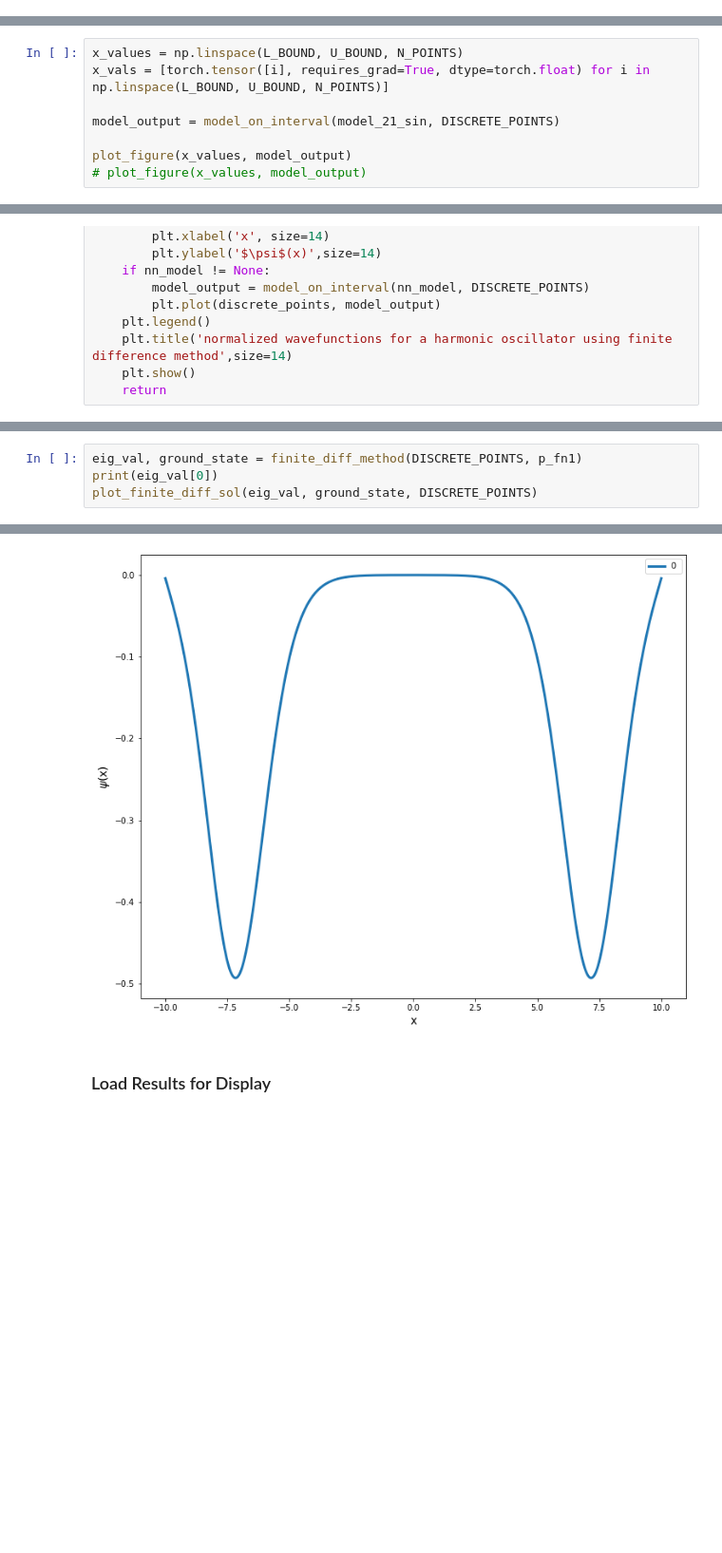
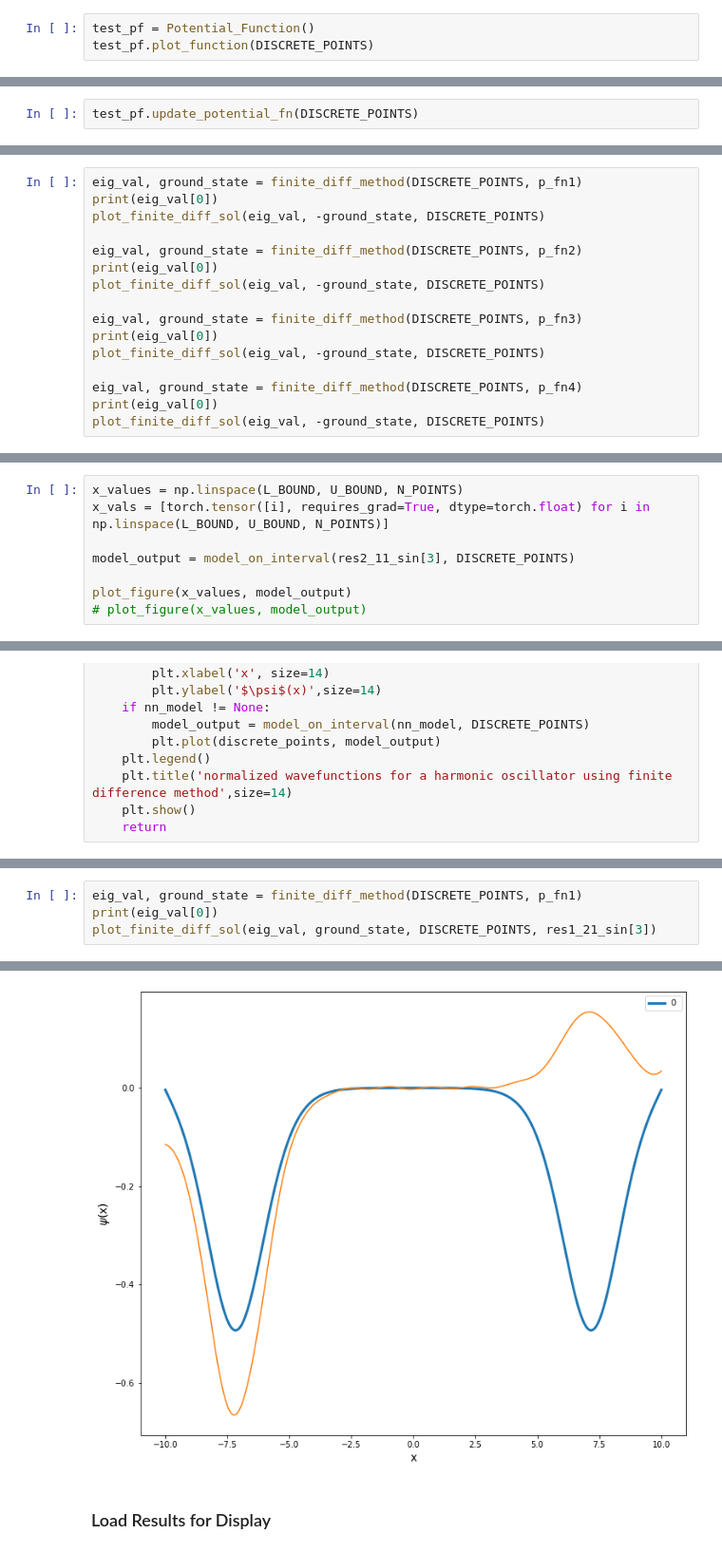
Before and after one commit to trungdoquoc/reu-math-2022, a Jupyter notebook: Data-running version.ipynb, the cells around one changed output, grey strips where cells are left out. Shown at 95% size. Cells and saved outputs as stored; diff of their text form; blank space fills up the shorter version.

Commit message:
Aug 8 14:37: new different p_fn to test

```diff
--- a/Data-running version.ipynb
+++ b/Data-running version.ipynb
@@ -44,0 +51,3 @@ def model_on_interval(nn_model, discrete_points):
+# %%
+test_pf = Potential_Function()
+test_pf.plot_function(DISCRETE_POINTS)
@@ -44,0 +56,2 @@ def model_on_interval(nn_model, discrete_points):
+# %%
+test_pf.update_potential_fn(DISCRETE_POINTS)
@@ -574,0 +635,16 @@ p_fn5.plot_function(DISCRETE_POINTS)
+# %%
+eig_val, ground_state = finite_diff_method(DISCRETE_POINTS, p_fn1)
+print(eig_val[0])
+plot_finite_diff_sol(eig_val, -ground_state, DISCRETE_POINTS)
+
+eig_val, ground_state = finite_diff_method(DISCRETE_POINTS, p_fn2)
+print(eig_val[0])
+plot_finite_diff_sol(eig_val, -ground_state, DISCRETE_POINTS)
+
+eig_val, ground_state = finite_diff_method(DISCRETE_POINTS, p_fn3)
+print(eig_val[0])
+plot_finite_diff_sol(eig_val, -ground_state, DISCRETE_POINTS)
+
+eig_val, ground_state = finite_diff_method(DISCRETE_POINTS, p_fn4)
+print(eig_val[0])
+plot_finite_diff_sol(eig_val, -ground_state, DISCRETE_POINTS)
@@ -636,7 +685,7 @@ epsilon_Loss_penalty(p_fn1, res1_11_sin[3], LAMBDA_PEN, U_BOUND, DISCRETE_POINTS
 x_values = np.linspace(L_BOUND, U_BOUND, N_POINTS)
 x_vals = [torch.tensor([i], requires_grad=True, dtype=torch.float) for i in np.linspace(L_BOUND, U_BOUND, N_POINTS)]
 
-model_output = model_on_interval(model_21_sin, DISCRETE_POINTS)
+model_output = model_on_interval(res2_11_sin[3], DISCRETE_POINTS)
 
 plot_figure(x_values, model_output)
 # plot_figure(x_values, model_output)
@@ -702,9 +751,9 @@ print("The NN method loss value: " + str(loss_val.item()))
 # %%
 eig_val, ground_state = finite_diff_method(DISCRETE_POINTS, p_fn1)
 print(eig_val[0])
-plot_finite_diff_sol(eig_val, ground_state, DISCRETE_POINTS)
+plot_finite_diff_sol(eig_val, ground_state, DISCRETE_POINTS, res1_21_sin[3])
 # %% [output]
 0.8500041525597394
-[figure, old version]
+[figure, new version]
 # %% [markdown]
 ### Load Results for Display
```
Also changed, not shown: parts of 23 cells of this notebook, 11 other files.
